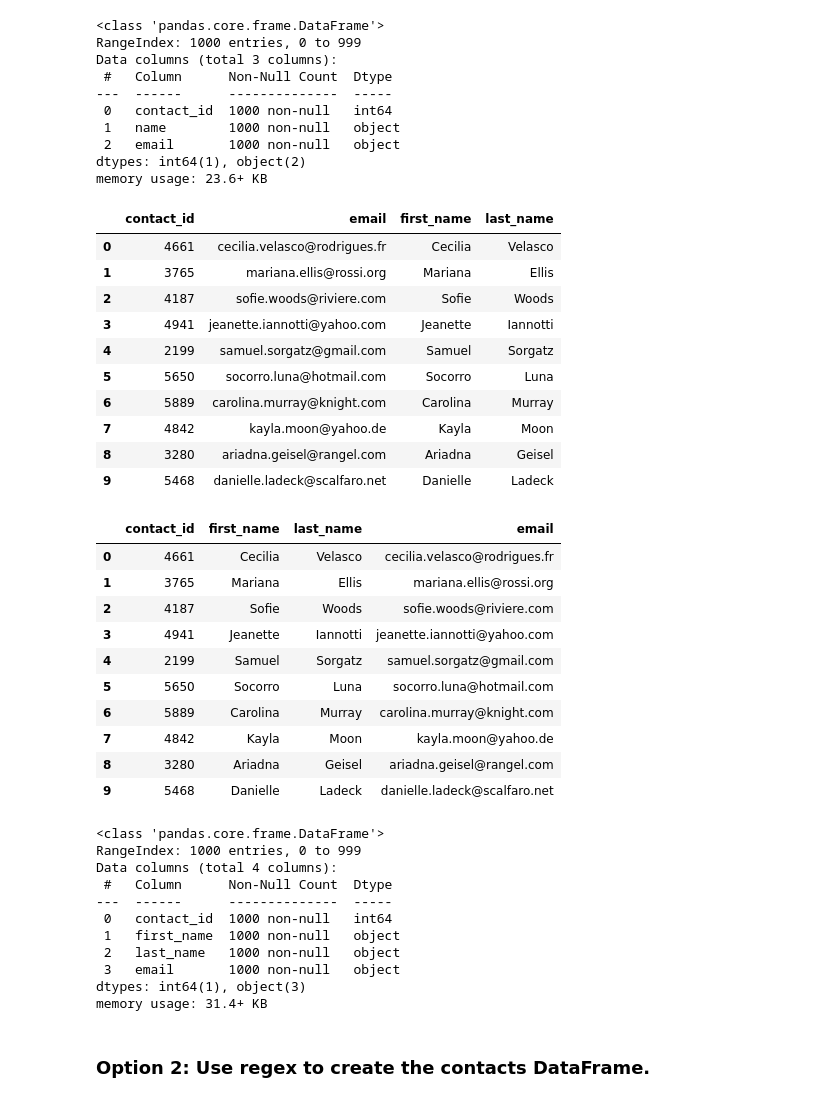
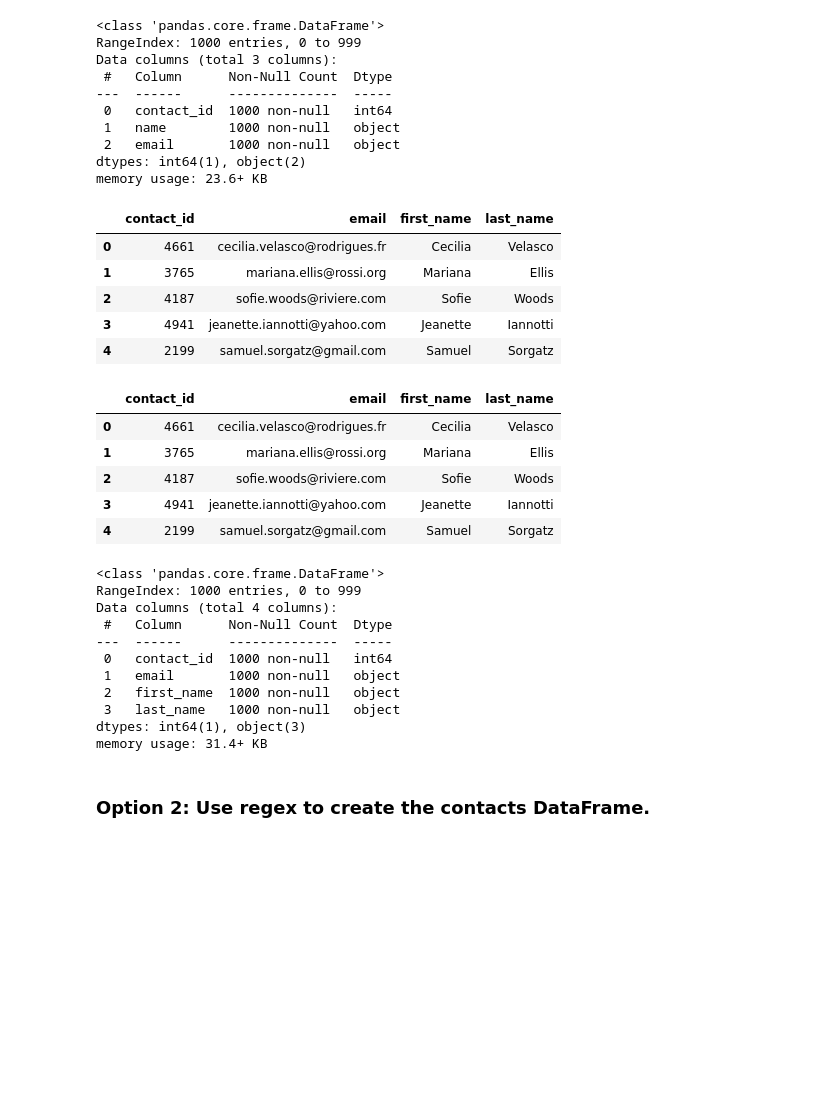
Before and after one commit to csamaro/Crowdfunding_ETL, a Jupyter notebook: ETL_Mini_Project_CAmaro_JFortunato.ipynb, the cells around one changed output. Drawn from its saved outputs; the diff is of its cells as text; code cells hidden in the pictures; blank space fills up the shorter version.

```diff
--- a/ETL_Mini_Project_CAmaro_JFortunato.ipynb
+++ b/ETL_Mini_Project_CAmaro_JFortunato.ipynb
@@ -281,7 +281,7 @@ campaign_cleaned.to_csv("Resources/campaign.csv", index=False)
 ### Extract the contacts.xlsx Data.
 # %%
 # Read the data into a Pandas DataFrame. Use the `header=2` parameter when reading in the data.
-contact_info_df = pd.read_excel('Resources/contacts.xlsx', header=2)
+contact_info_df = pd.read_excel('Resources/contacts.xlsx', header=3)
 contact_info_df.head()
 # %% [output]
 |  | contact_info |
@@ -307,6 +307,10 @@ Then export the DataFrame as a `contacts.csv` CSV file.
 import json
 dict_values = []
 
+for i, row in contact_info_df.iterrows():
+    json_data = json.loads(row["contact_info"])
+    row_vals=[value for key, value in json_data.items()]
+    dict_values.append(row_vals)
 
 # Print out the list of values for each row.
 print(dict_values)
@@ -315,6 +319,9 @@ print(dict_values)
 # %%
 # Create a contact_info DataFrame and add each list of values, i.e., each row
 # to the 'contact_id', 'name', 'email' columns.
+
+dict_values_df = pd.DataFrame(dict_values, columns= ['contact_id', 'name', 'email'])
+dict_values_df.head()
 # %% [output]
 |  | contact_id | name | email |
 | 0 | 4661 | Cecilia Velasco | cecilia.velasco@rodrigues.fr |
@@ -337,9 +345,12 @@ dtypes: int64(1), object(2)
 memory usage: 23.6+ KB
 # %%
 # Create a "first"name" and "last_name" column with the first and last names from the "name" column.
-
+dict_values_df["first_name"] = dict_values_df["name"].str.split(" ").str[0]
+dict_values_df["last_name"] = dict_values_df["name"].str.split(" ").str[1]
 
 # Drop the contact_name column
+del dict_values_df["name"]
+dict_values_df.head()
 # %% [output]
 |  | contact_id | email | first_name | last_name |
 | 0 | 4661 | cecilia.velasco@rodrigues.fr | Cecilia | Velasco |
@@ -347,27 +358,20 @@ memory usage: 23.6+ KB
 | 2 | 4187 | sofie.woods@riviere.com | Sofie | Woods |
 | 3 | 4941 | jeanette.iannotti@yahoo.com | Jeanette | Iannotti |
 | 4 | 2199 | samuel.sorgatz@gmail.com | Samuel | Sorgatz |
-| 5 | 5650 | socorro.luna@hotmail.com | Socorro | Luna |
-| 6 | 5889 | carolina.murray@knight.com | Carolina | Murray |
-| 7 | 4842 | kayla.moon@yahoo.de | Kayla | Moon |
-| 8 | 3280 | ariadna.geisel@rangel.com | Ariadna | Geisel |
-| 9 | 5468 | danielle.ladeck@scalfaro.net | Danielle | Ladeck |
 # %%
 # Reorder the columns
+contacts_df_clean = dict_values_df[["contact_id","email","first_name","last_name"]]
+contacts_df_clean.head()
 # %% [output]
-|  | contact_id | first_name | last_name | email |
-| 0 | 4661 | Cecilia | Velasco | cecilia.velasco@rodrigues.fr |
-| 1 | 3765 | Mariana | Ellis | mariana.ellis@rossi.org |
-| 2 | 4187 | Sofie | Woods | sofie.woods@riviere.com |
-| 3 | 4941 | Jeanette | Iannotti | jeanette.iannotti@yahoo.com |
-| 4 | 2199 | Samuel | Sorgatz | samuel.sorgatz@gmail.com |
-| 5 | 5650 | Socorro | Luna | socorro.luna@hotmail.com |
-| 6 | 5889 | Carolina | Murray | carolina.murray@knight.com |
-| 7 | 4842 | Kayla | Moon | kayla.moon@yahoo.de |
-| 8 | 3280 | Ariadna | Geisel | ariadna.geisel@rangel.com |
-| 9 | 5468 | Danielle | Ladeck | danielle.ladeck@scalfaro.net |
+|  | contact_id | email | first_name | last_name |
+| 0 | 4661 | cecilia.velasco@rodrigues.fr | Cecilia | Velasco |
+| 1 | 3765 | mariana.ellis@rossi.org | Mariana | Ellis |
+| 2 | 4187 | sofie.woods@riviere.com | Sofie | Woods |
+| 3 | 4941 | jeanette.iannotti@yahoo.com | Jeanette | Iannotti |
+| 4 | 2199 | samuel.sorgatz@gmail.com | Samuel | Sorgatz |
 # %%
 # Check the datatypes one more time before exporting as CSV file.
+dict_values_df.info()
 # %% [output]
 <class 'pandas.core.frame.DataFrame'>
 RangeIndex: 1000 entries, 0 to 999
@@ -375,9 +379,9 @@ Data columns (total 4 columns):
  #   Column      Non-Null Count  Dtype
 ---  ------      --------------  -----
  0   contact_id  1000 non-null   int64
- 1   first_name  1000 non-null   object
- 2   last_name   1000 non-null   object
- 3   email       1000 non-null   object
+ 1   email       1000 non-null   object
+ 2   first_name  1000 non-null   object
+ 3   last_name   1000 non-null   object
 dtypes: int64(1), object(3)
 memory usage: 31.4+ KB
 # %%
```
Also changed, not shown: parts of 17 cells of this notebook, 1 other file.
